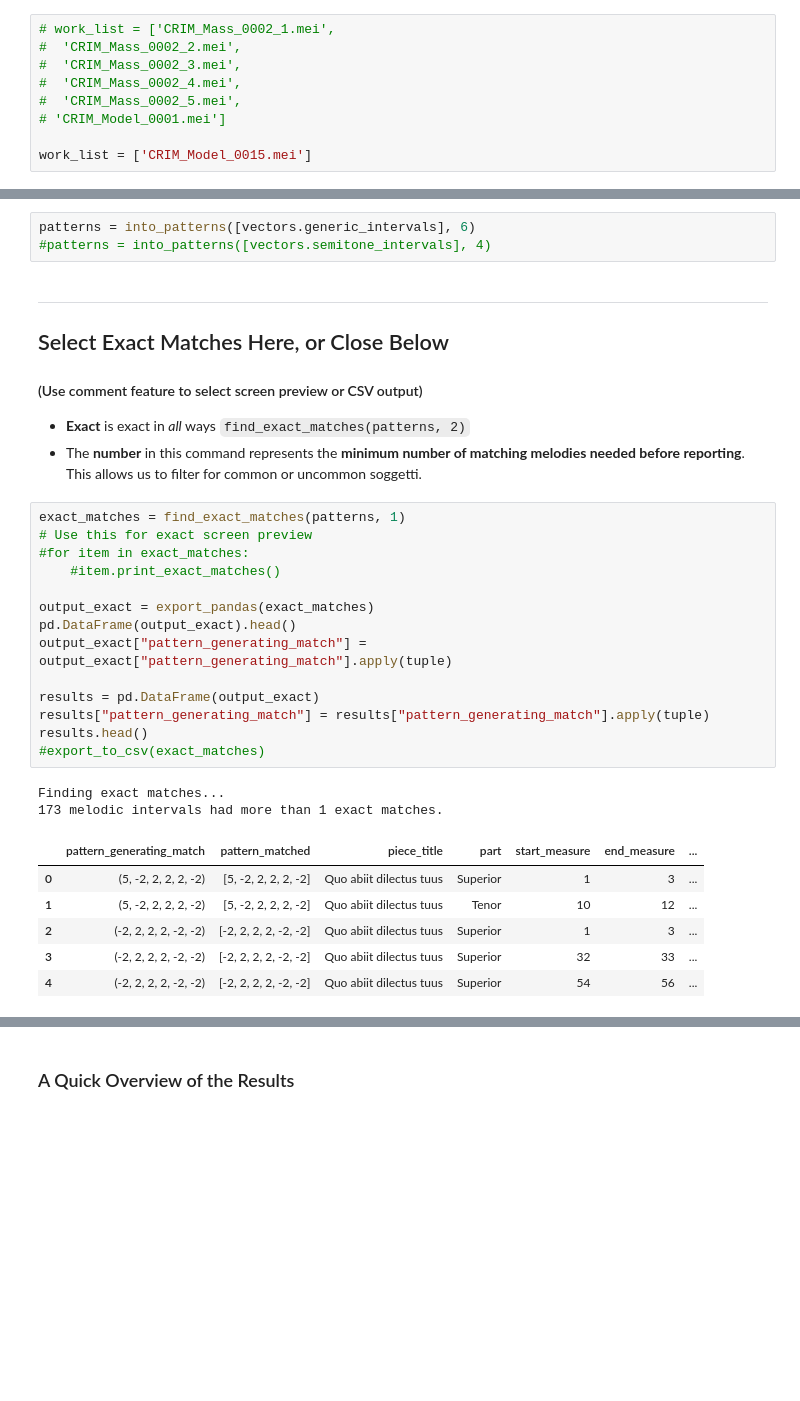
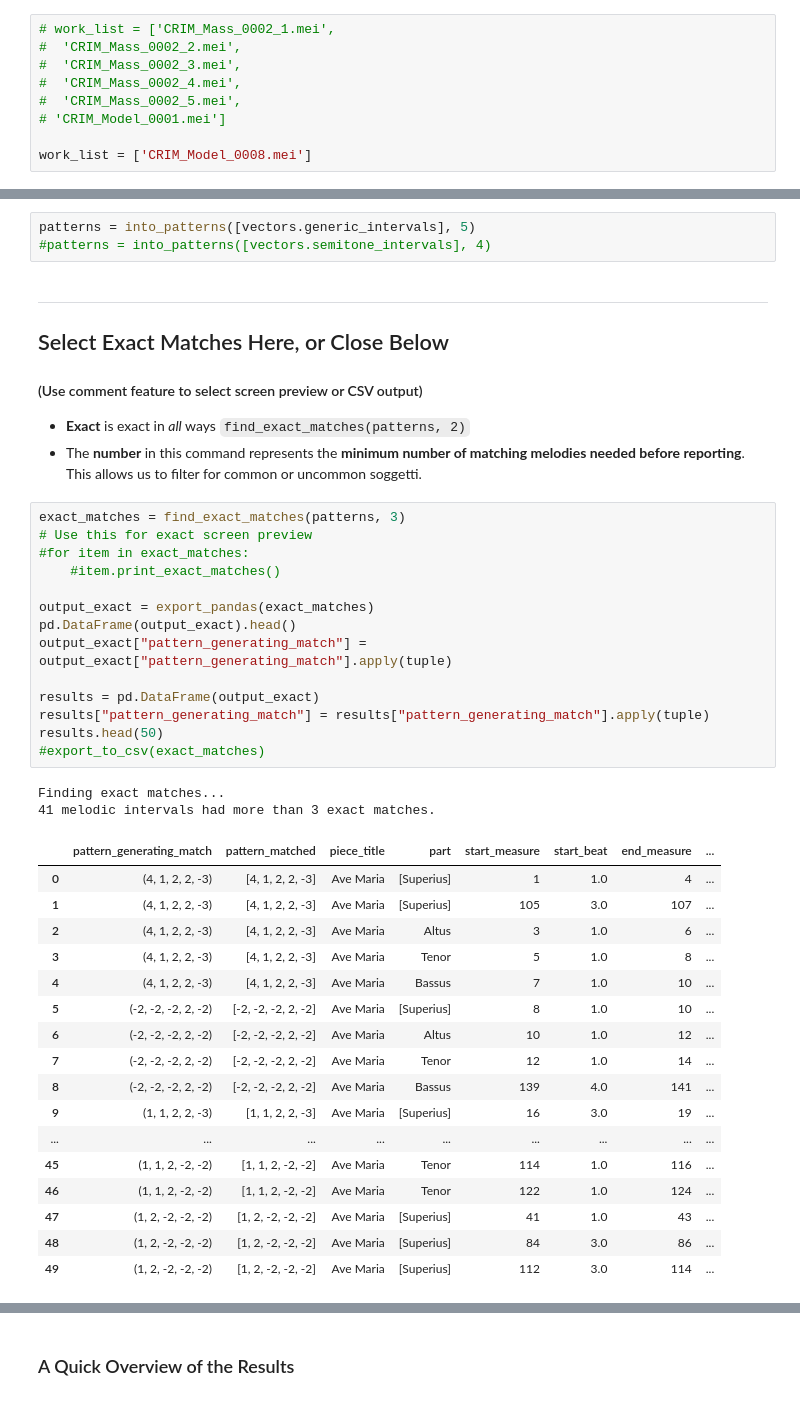
Before and after one commit to RichardFreedman/CRIM-notebooks, a Jupyter notebook: CRIM/CRIM_intervals_nb_1_8_21_dev.ipynb, the cells around one changed output, grey strips where cells are left out. Saved outputs shown, nothing was run; the diff lists cells and outputs as text; blank space fills up the shorter version.

```diff
--- a/CRIM/CRIM_intervals_nb_1_8_21_dev.ipynb
+++ b/CRIM/CRIM_intervals_nb_1_8_21_dev.ipynb
@@ -29,7 +29,7 @@ work_list = ['CRIM_Mass_0001_1.mei','CRIM_Mass_0001_2.mei','CRIM_Mass_0001_3.mei
 #  'CRIM_Mass_0002_5.mei',
 # 'CRIM_Model_0001.mei']
 
-work_list = ['CRIM_Model_0015.mei']
+work_list = ['CRIM_Model_0008.mei']
 # %% [markdown]
 ## Load File and Correct the MEI Metadata
 # %%
@@ -84,7 +84,7 @@ vectors = IntervalBase(corpus.note_list)
 
 - The **number** in this command represents the **minimum number of vectors to find**. 5 vectors is 6 notes.
 # %%
-patterns = into_patterns([vectors.generic_intervals], 6)
+patterns = into_patterns([vectors.generic_intervals], 5)
 #patterns = into_patterns([vectors.semitone_intervals], 4)
 # %% [markdown]
 ***
@@ -95,25 +95,36 @@ patterns = into_patterns([vectors.generic_intervals], 6)
 - **Exact** is exact in *all* ways `find_exact_matches(patterns, 2)`
 - The **number** in this command represents the **minimum number of matching melodies needed before reporting**. This allows us to filter for common or uncommon soggetti.
 # %%
-exact_matches = find_exact_matches(patterns, 1)
+exact_matches = find_exact_matches(patterns, 3)
 # Use this for exact screen preview
 #for item in exact_matches:
     #item.print_exact_matches()
 
 output_exact = export_pandas(exact_matches)
 pd.DataFrame(output_exact).head()
 output_exact["pattern_generating_match"] = output_exact["pattern_generating_match"].apply(tuple)
 
 results = pd.DataFrame(output_exact)
 results["pattern_generating_match"] = results["pattern_generating_match"].apply(tuple)
-results.head()
+results.head(50)
 #export_to_csv(exact_matches)
 # %% [output]
 Finding exact matches...
-173 melodic intervals had more than 1 exact matches.
+41 melodic intervals had more than 3 exact matches.
-|  | pattern_generating_match | pattern_matched | piece_title | part | start_measure | end_measure | ... |
-| 0 | (5, -2, 2, 2, 2, -2) | [5, -2, 2, 2, 2, -2] | Quo abiit dilectus tuus | Superior | 1 | 3 | ... |
-| 1 | (5, -2, 2, 2, 2, -2) | [5, -2, 2, 2, 2, -2] | Quo abiit dilectus tuus | Tenor | 10 | 12 | ... |
-| 2 | (-2, 2, 2, 2, -2, -2) | [-2, 2, 2, 2, -2, -2] | Quo abiit dilectus tuus | Superior | 1 | 3 | ... |
-| 3 | (-2, 2, 2, 2, -2, -2) | [-2, 2, 2, 2, -2, -2] | Quo abiit dilectus tuus | Superior | 32 | 33 | ... |
-| 4 | (-2, 2, 2, 2, -2, -2) | [-2, 2, 2, 2, -2, -2] | Quo abiit dilectus tuus | Superior | 54 | 56 | ... |
+|  | pattern_generating_match | pattern_matched | piece_title | part | start_measure | start_beat | end_measure | ... |
+| 0 | (4, 1, 2, 2, -3) | [4, 1, 2, 2, -3] | Ave Maria | [Superius] | 1 | 1.0 | 4 | ... |
+| 1 | (4, 1, 2, 2, -3) | [4, 1, 2, 2, -3] | Ave Maria | [Superius] | 105 | 3.0 | 107 | ... |
+| 2 | (4, 1, 2, 2, -3) | [4, 1, 2, 2, -3] | Ave Maria | Altus | 3 | 1.0 | 6 | ... |
+| 3 | (4, 1, 2, 2, -3) | [4, 1, 2, 2, -3] | Ave Maria | Tenor | 5 | 1.0 | 8 | ... |
+| 4 | (4, 1, 2, 2, -3) | [4, 1, 2, 2, -3] | Ave Maria | Bassus | 7 | 1.0 | 10 | ... |
+| 5 | (-2, -2, -2, 2, -2) | [-2, -2, -2, 2, -2] | Ave Maria | [Superius] | 8 | 1.0 | 10 | ... |
+| 6 | (-2, -2, -2, 2, -2) | [-2, -2, -2, 2, -2] | Ave Maria | Altus | 10 | 1.0 | 12 | ... |
+| 7 | (-2, -2, -2, 2, -2) | [-2, -2, -2, 2, -2] | Ave Maria | Tenor | 12 | 1.0 | 14 | ... |
+| 8 | (-2, -2, -2, 2, -2) | [-2, -2, -2, 2, -2] | Ave Maria | Bassus | 139 | 4.0 | 141 | ... |
+| 9 | (1, 1, 2, 2, -3) | [1, 1, 2, 2, -3] | Ave Maria | [Superius] | 16 | 3.0 | 19 | ... |
+| ... | ... | ... | ... | ... | ... | ... | ... | ... |
+| 45 | (1, 1, 2, -2, -2) | [1, 1, 2, -2, -2] | Ave Maria | Tenor | 114 | 1.0 | 116 | ... |
+| 46 | (1, 1, 2, -2, -2) | [1, 1, 2, -2, -2] | Ave Maria | Tenor | 122 | 1.0 | 124 | ... |
+| 47 | (1, 2, -2, -2, -2) | [1, 2, -2, -2, -2] | Ave Maria | [Superius] | 41 | 1.0 | 43 | ... |
+| 48 | (1, 2, -2, -2, -2) | [1, 2, -2, -2, -2] | Ave Maria | [Superius] | 84 | 3.0 | 86 | ... |
+| 49 | (1, 2, -2, -2, -2) | [1, 2, -2, -2, -2] | Ave Maria | [Superius] | 112 | 3.0 | 114 | ... |
```
Also changed, not shown: parts of 67 cells of this notebook, 2 other files.
